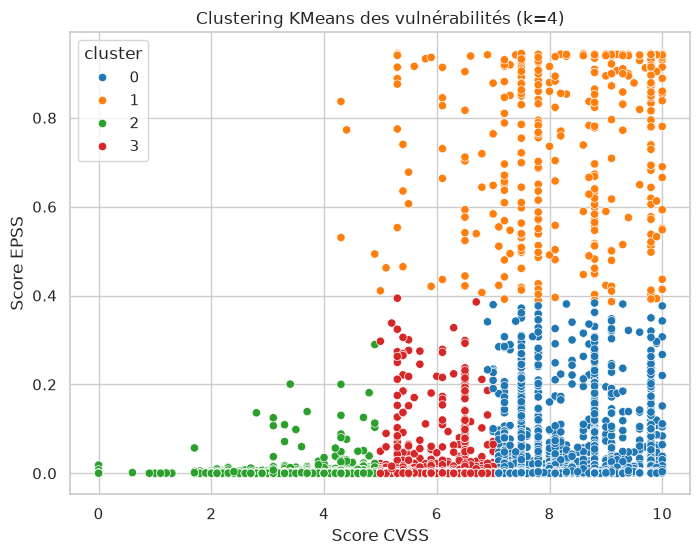
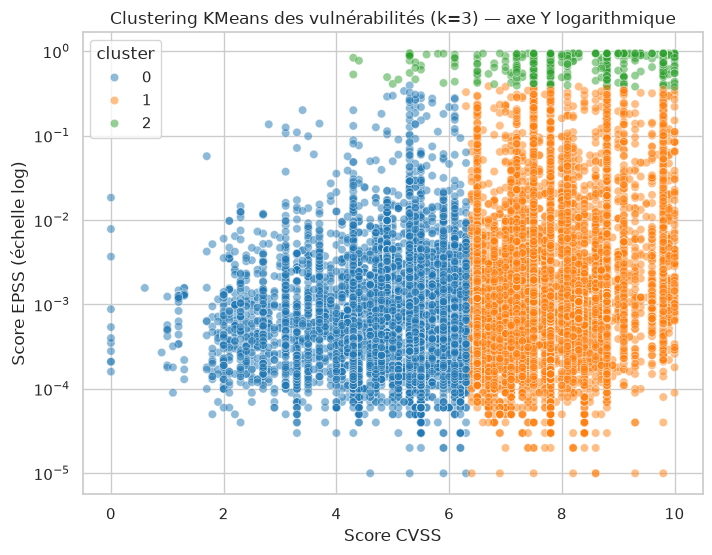
Unified diff of the notebook cell whose output changed from the first chart to the second:
--- before
+++ after
@@ -3,8 +3,9 @@
 
 plt.figure(figsize=(8, 6))
-sns.scatterplot(data=ml_df, x="cvss_score", y="epss_score", hue="cluster", palette="tab10")
-plt.title(f"Clustering KMeans des vulnérabilités (k={best_k})")
+sns.scatterplot(data=ml_df, x="cvss_score", y="epss_score", hue="cluster", palette="tab10", alpha=0.5)
+plt.yscale("log")
+plt.title(f"Clustering KMeans des vulnérabilités (k={best_k}) - axe Y logarithmique")
 plt.xlabel("Score CVSS")
-plt.ylabel("Score EPSS")
+plt.ylabel("Score EPSS (échelle log)")
 plt.show()
 

Commit: glossaire et affinage notebook